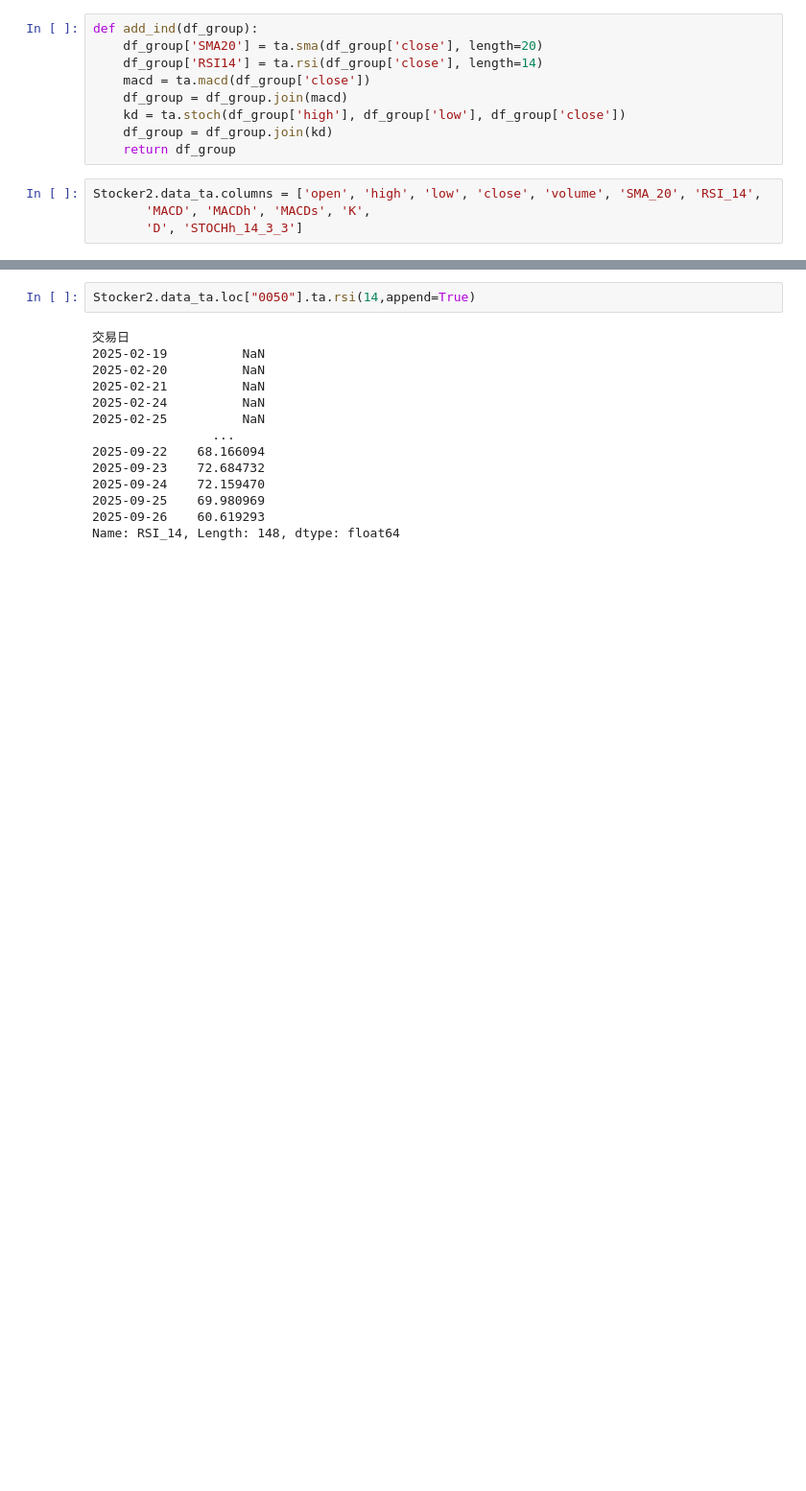
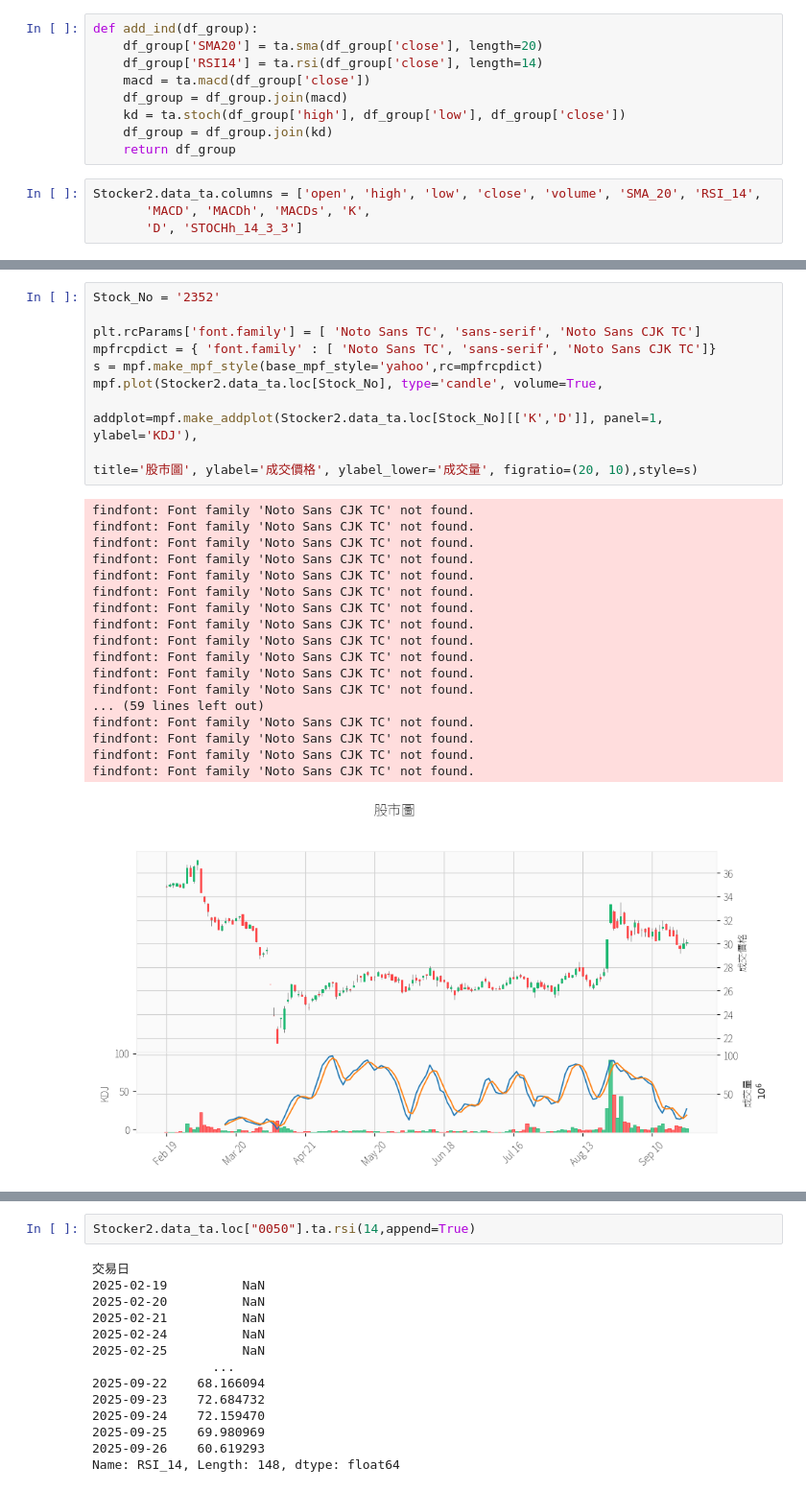
Before and after one commit to ifurther/Stocker, a Jupyter notebook: Stocker_analyze.ipynb, the cells around one changed output, grey strips where cells are left out. Shown at 96% size. Saved outputs shown, nothing was run; the diff lists cells and outputs as text; blank space fills up the shorter version.

Commit message:
main: add plot function

```diff
--- a/Stocker_analyze.ipynb
+++ b/Stocker_analyze.ipynb
@@ -467,3 +434,33 @@ Stocker2.data_ta.columns = ['open', 'high', 'low', 'close', 'volume', 'SMA_20',
+# %%
+Stock_No = '2352'
+
+plt.rcParams['font.family'] = [ 'Noto Sans TC', 'sans-serif', 'Noto Sans CJK TC']
+mpfrcpdict = { 'font.family' : [ 'Noto Sans TC', 'sans-serif', 'Noto Sans CJK TC']}
+s = mpf.make_mpf_style(base_mpf_style='yahoo',rc=mpfrcpdict)
+mpf.plot(Stocker2.data_ta.loc[Stock_No], type='candle', volume=True,
+
+addplot=mpf.make_addplot(Stocker2.data_ta.loc[Stock_No][['K','D']], panel=1, ylabel='KDJ'),
+
+title='股市圖', ylabel='成交價格', ylabel_lower='成交量', figratio=(20, 10),style=s)
+# %% [output]
+findfont: Font family 'Noto Sans CJK TC' not found.
+findfont: Font family 'Noto Sans CJK TC' not found.
+findfont: Font family 'Noto Sans CJK TC' not found.
+findfont: Font family 'Noto Sans CJK TC' not found.
+findfont: Font family 'Noto Sans CJK TC' not found.
+findfont: Font family 'Noto Sans CJK TC' not found.
+findfont: Font family 'Noto Sans CJK TC' not found.
+findfont: Font family 'Noto Sans CJK TC' not found.
+findfont: Font family 'Noto Sans CJK TC' not found.
+findfont: Font family 'Noto Sans CJK TC' not found.
+findfont: Font family 'Noto Sans CJK TC' not found.
+findfont: Font family 'Noto Sans CJK TC' not found.
+... (59 lines left out)
+findfont: Font family 'Noto Sans CJK TC' not found.
+findfont: Font family 'Noto Sans CJK TC' not found.
+findfont: Font family 'Noto Sans CJK TC' not found.
+findfont: Font family 'Noto Sans CJK TC' not found.
+[figure, added]
 # %%
 Stocker2.data_ta
 # %% [output]
```
Also changed, not shown: parts of 24 cells of this notebook, 4 other files.
